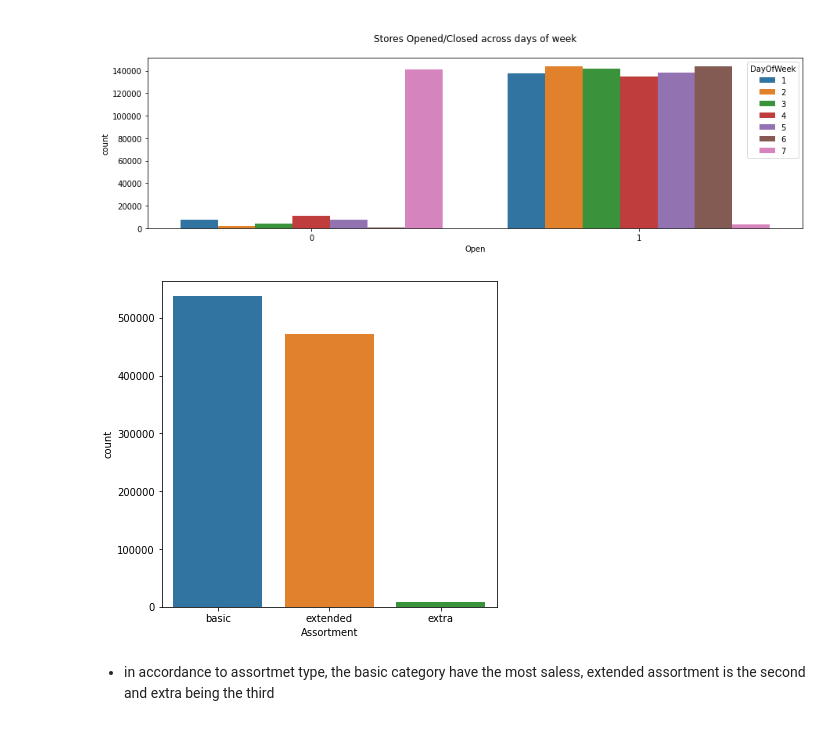
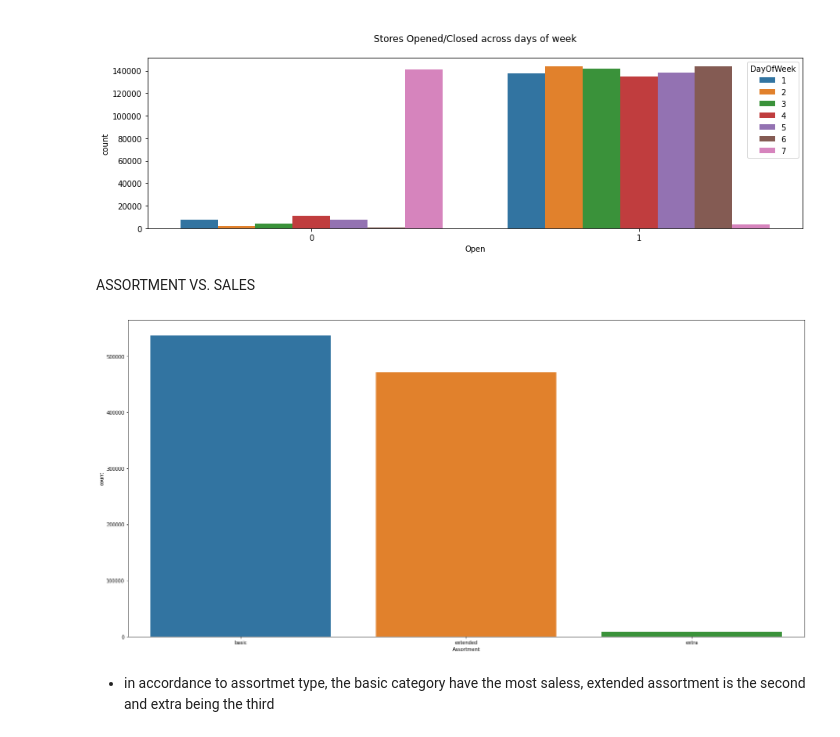
Before and after one commit to sel6/Rosmann_Pharmacy_prediction, a Jupyter notebook: notebooks/EDA.ipynb, the cells around one changed output. Drawn from its saved outputs; the diff is of its cells as text; code cells hidden in the pictures.

```diff
--- a/notebooks/EDA.ipynb
+++ b/notebooks/EDA.ipynb
@@ -346,11 +300,13 @@ plt.show()
+# %% [markdown]
+ASSORTMENT VS. SALES
 # %%
-rename(train_store, "Assortment", 'a', 'basic')
-rename(train_store, "Assortment", 'b', 'extra')
-rename(train_store, "Assortment", 'c', 'extended')
+DC.rename(train_store, "Assortment", 'a', 'basic')
+DC.rename(train_store, "Assortment", 'b', 'extra')
+DC.rename(train_store, "Assortment", 'c', 'extended')
 cols = ['Assortment', 'Sales']
-bar_graph(train_store, cols, 'Assortment')
+DV.barplot(train_store, cols, 'Assortment')
 # %% [output]
-[figure, old version]
+[figure, new version]
 # %% [markdown]
 * in accordance to assortmet type, the basic category have the most saless, extended assortment is the second and extra being the third
 # %% [markdown]
```
Also changed, not shown: parts of 17 cells of this notebook, 3 other files.
